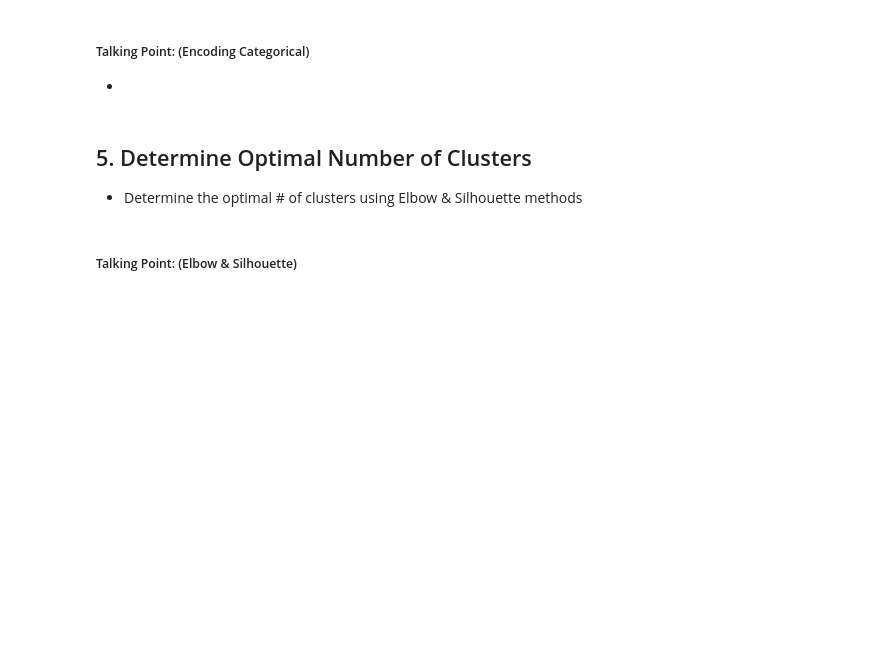
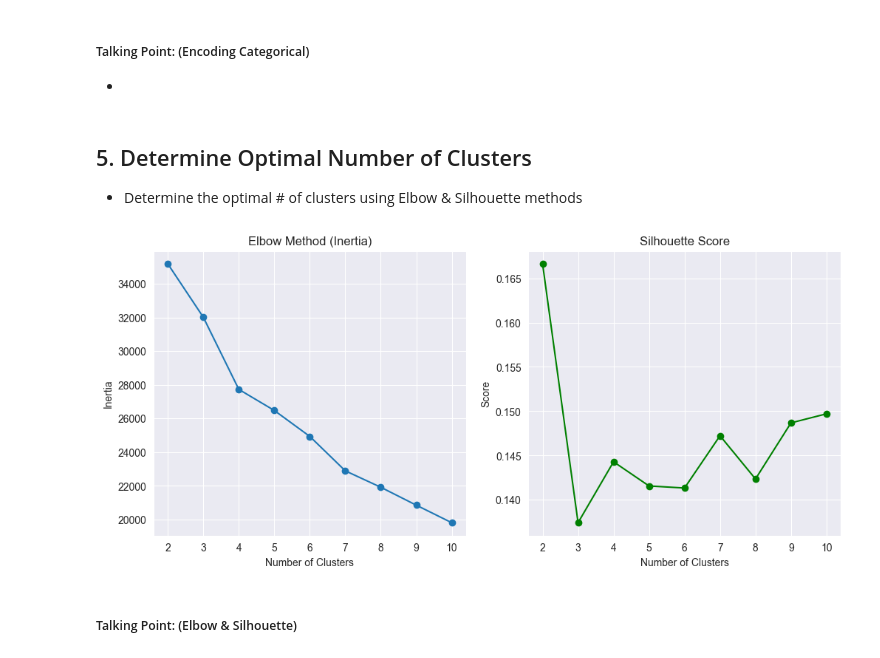
Before and after one commit to JariusBedward-8841640/ClusteringKMeans_Workshop, a Jupyter notebook: ClusteringKMeans_WorkshopJB.ipynb, the cells around one changed output. Cells and saved outputs as stored; diff of their text form; code cells hidden in the pictures; blank space fills up the shorter version.

```diff
--- a/ClusteringKMeans_WorkshopJB.ipynb
+++ b/ClusteringKMeans_WorkshopJB.ipynb
@@ -66,7 +102,7 @@ display(heart_disease_dataset.describe().T)
 heart_disease_dataset.columns = heart_disease_dataset.columns.str.strip()
 
 #Drop rows with missing target variable
-heart_disease_dataset = heart_disease_dataset.dropana(subset=["Heart Disease Status"])
+heart_disease_dataset = heart_disease_dataset.dropna(subset=["Heart Disease Status"])
 
 #Fill or drop missing values
 heart_disease_dataset = heart_disease_dataset.fillna(heart_disease_dataset.median(numeric_only=True)) #numeric
@@ -118,31 +187,32 @@ heart_disease_dataset_life.head()
 ## 5. Determine Optimal Number of Clusters
 - Determine the optimal # of clusters using Elbow & Silhouette methods
 # %%
-
 
 inertia = []
 sil_scores = []
 K = range(2, 11)
 
 for k in K:
     kmeans = KMeans(n_clusters=k, random_state=42)
-    kmeans.fit(heart_disease_dataset)
+    kmeans.fit(heart_disease_dataset_life)
     inertia.append(kmeans.inertia_)
     sil_scores.append(silhouette_score(heart_disease_dataset_life, kmeans.labels_))
 
 plt.figure(figsize=(12,5))
 plt.subplot(1,2,1)
 plt.plot(K, inertia, 'o-')
 plt.title('Elbow Method (Inertia)')
 plt.xlabel('Number of Clusters')
 plt.ylabel('Inertia')
 
 plt.subplot(1,2,2)
 plt.plot(K, sil_scores, 'o-', color='green')
 plt.title('Silhouette Score')
 plt.xlabel('Number of Clusters')
 plt.ylabel('Score')
 plt.show()
+# %% [output]
+[figure, added]
 # %% [markdown]
 ##### Talking Point: (Elbow & Silhouette)
 # %% [markdown]
```
Also changed, not shown: parts of 7 cells of this notebook.
